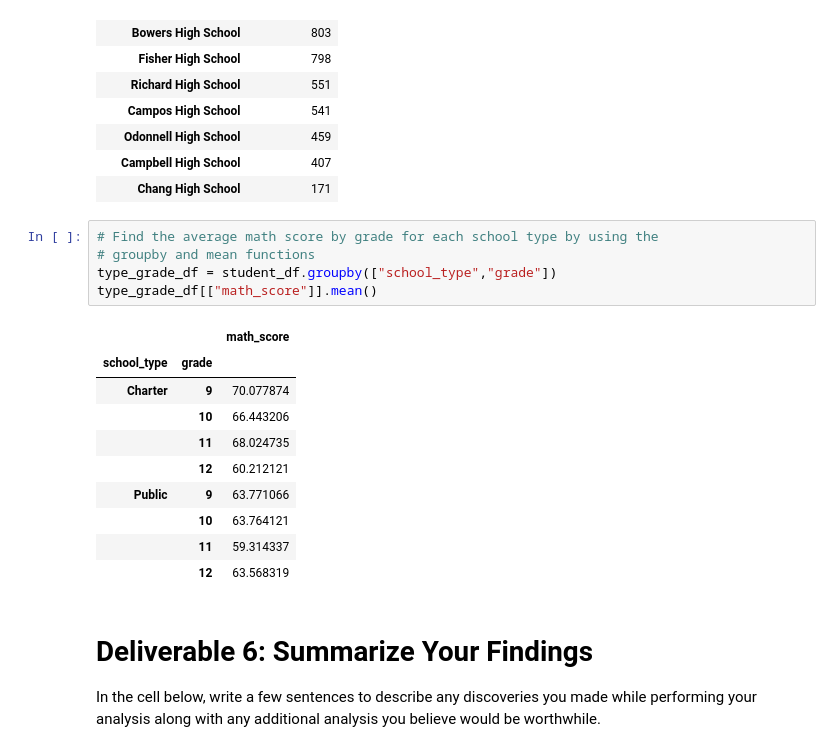
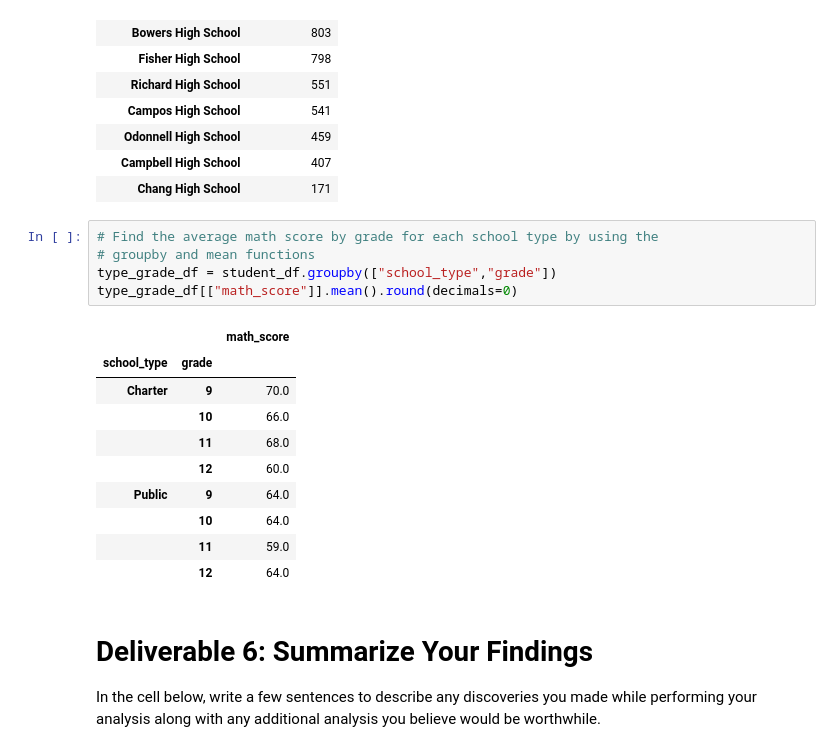
Before and after one commit to TravisTornquist/School_District_Analysis, a Jupyter notebook: Student_Data_Challenge.ipynb, the cells around one changed output. Cells and saved outputs as stored; diff of their text form.

```diff
--- a/Student_Data_Challenge.ipynb
+++ b/Student_Data_Challenge.ipynb
@@ -312,19 +312,19 @@ school_count_df.loc[:,["student_count"]].sort_values(by="student_count",ascendin
 # %%
 # Find the average math score by grade for each school type by using the
 # groupby and mean functions
 type_grade_df = student_df.groupby(["school_type","grade"])
-type_grade_df[["math_score"]].mean()
+type_grade_df[["math_score"]].mean().round(decimals=0)
 # %% [output]
 |  |  | math_score |
 | school_type | grade |  |
-| Charter | 9 | 70.077874 |
-|  | 10 | 66.443206 |
-|  | 11 | 68.024735 |
-|  | 12 | 60.212121 |
-| Public | 9 | 63.771066 |
-|  | 10 | 63.764121 |
-|  | 11 | 59.314337 |
-|  | 12 | 63.568319 |
+| Charter | 9 | 70.0 |
+|  | 10 | 66.0 |
+|  | 11 | 68.0 |
+|  | 12 | 60.0 |
+| Public | 9 | 64.0 |
+|  | 10 | 64.0 |
+|  | 11 | 59.0 |
+|  | 12 | 64.0 |
 # %% [markdown]
 # Deliverable 6: Summarize Your Findings
 In the cell below, write a few sentences to describe any discoveries you made while performing your analysis along with any additional analysis you believe would be worthwhile.
```
Also changed, not shown: parts of 2 cells of this notebook.
